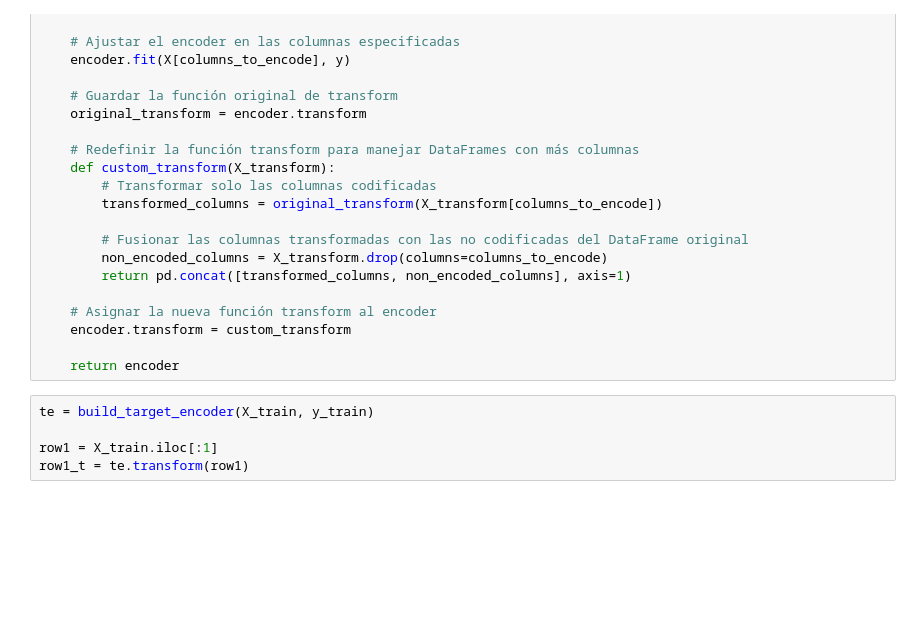
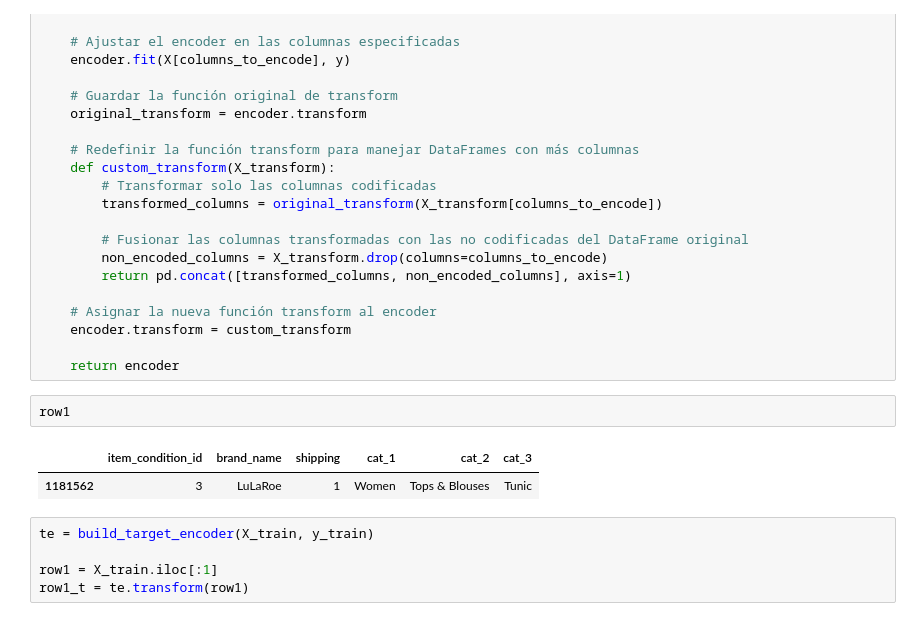
Before and after one commit to andyboga/eccd_assignments, a Jupyter notebook: assignments/Pricing Recommendations-student.ipynb, the cells around one changed output. Drawn from its saved outputs; the diff is of its cells as text; blank space fills up the shorter version.

```diff
--- a/assignments/Pricing Recommendations-student.ipynb
+++ b/assignments/Pricing Recommendations-student.ipynb
@@ -129,6 +129,11 @@ def build_target_encoder(X: pd.DataFrame, y: pd.DataFrame) -> TargetEncoder:
     encoder.transform = custom_transform
 
     return encoder
+# %%
+row1
+# %% [output]
+|  | item_condition_id | brand_name | shipping | cat_1 | cat_2 | cat_3 |
+| 1181562 | 3 | LuLaRoe | 1 | Women | Tops & Blouses | Tunic |
 # %%
 te = build_target_encoder(X_train, y_train)
 
```
Also changed, not shown: parts of 2 cells of this notebook.
